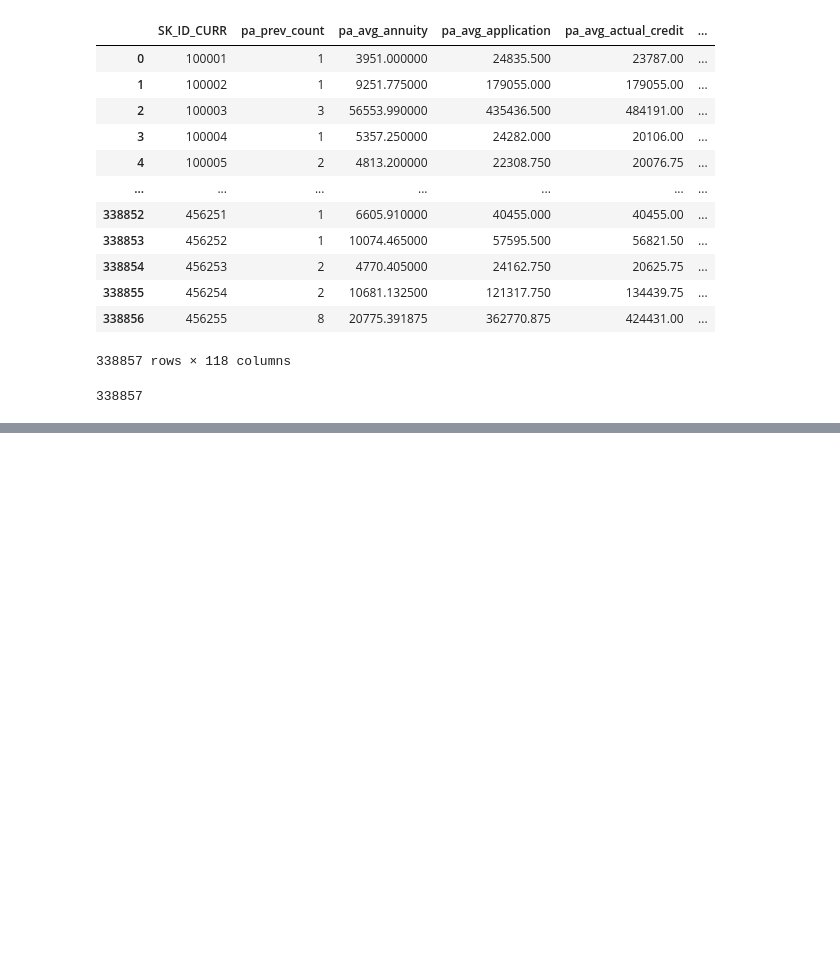
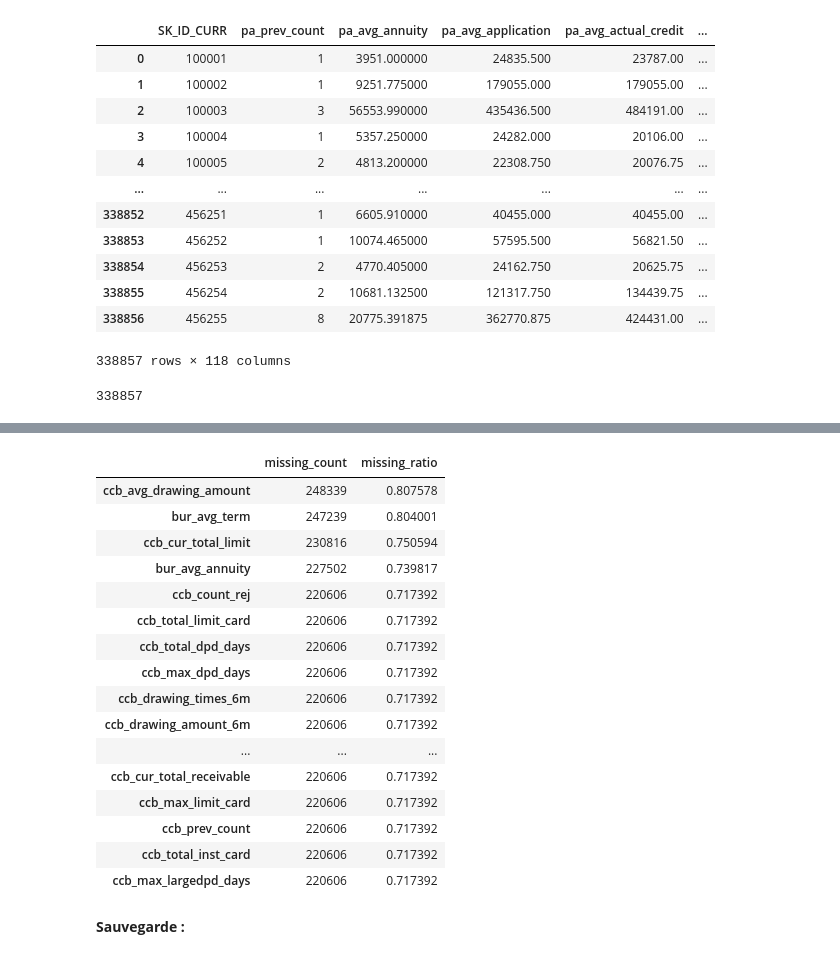
Before and after one commit to StefBerechet/OC_DS_P7_Modele_Scoring, a Jupyter notebook: P7_01_Exploration_Data.ipynb, the cells around one changed output, grey strips where cells are left out. Cells and saved outputs as stored; diff of their text form; code cells hidden in the pictures; blank space fills up the shorter version.

```diff
--- a/P7_01_Exploration_Data.ipynb
+++ b/P7_01_Exploration_Data.ipynb
@@ -1431,0 +1499,22 @@ pa_feature.SK_ID_CURR.nunique()
+# %%
+find_missing(application_train_all_features).sort_values(['missing_ratio'], ascending=False).head(20)
+# %% [output]
+|  | missing_count | missing_ratio |
+| ccb_avg_drawing_amount | 248339 | 0.807578 |
+| bur_avg_term | 247239 | 0.804001 |
+| ccb_cur_total_limit | 230816 | 0.750594 |
+| bur_avg_annuity | 227502 | 0.739817 |
+| ccb_count_rej | 220606 | 0.717392 |
+| ccb_total_limit_card | 220606 | 0.717392 |
+| ccb_total_dpd_days | 220606 | 0.717392 |
+| ccb_max_dpd_days | 220606 | 0.717392 |
+| ccb_drawing_times_6m | 220606 | 0.717392 |
+| ccb_drawing_amount_6m | 220606 | 0.717392 |
+| ... | ... | ... |
+| ccb_cur_total_receivable | 220606 | 0.717392 |
+| ccb_max_limit_card | 220606 | 0.717392 |
+| ccb_prev_count | 220606 | 0.717392 |
+| ccb_total_inst_card | 220606 | 0.717392 |
+| ccb_max_largedpd_days | 220606 | 0.717392 |
+# %% [markdown]
+**Sauvegarde :**
```
Also changed, not shown: parts of 35 cells of this notebook.
